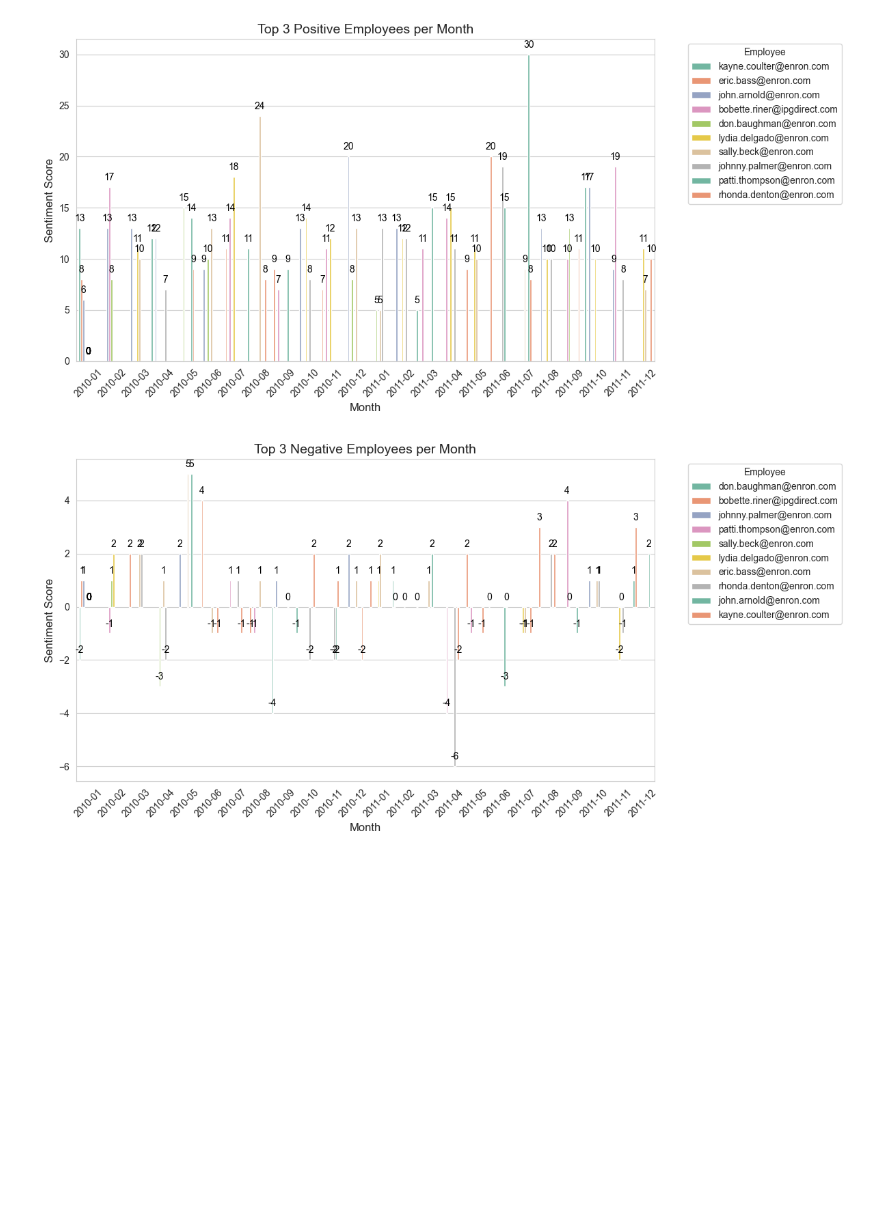
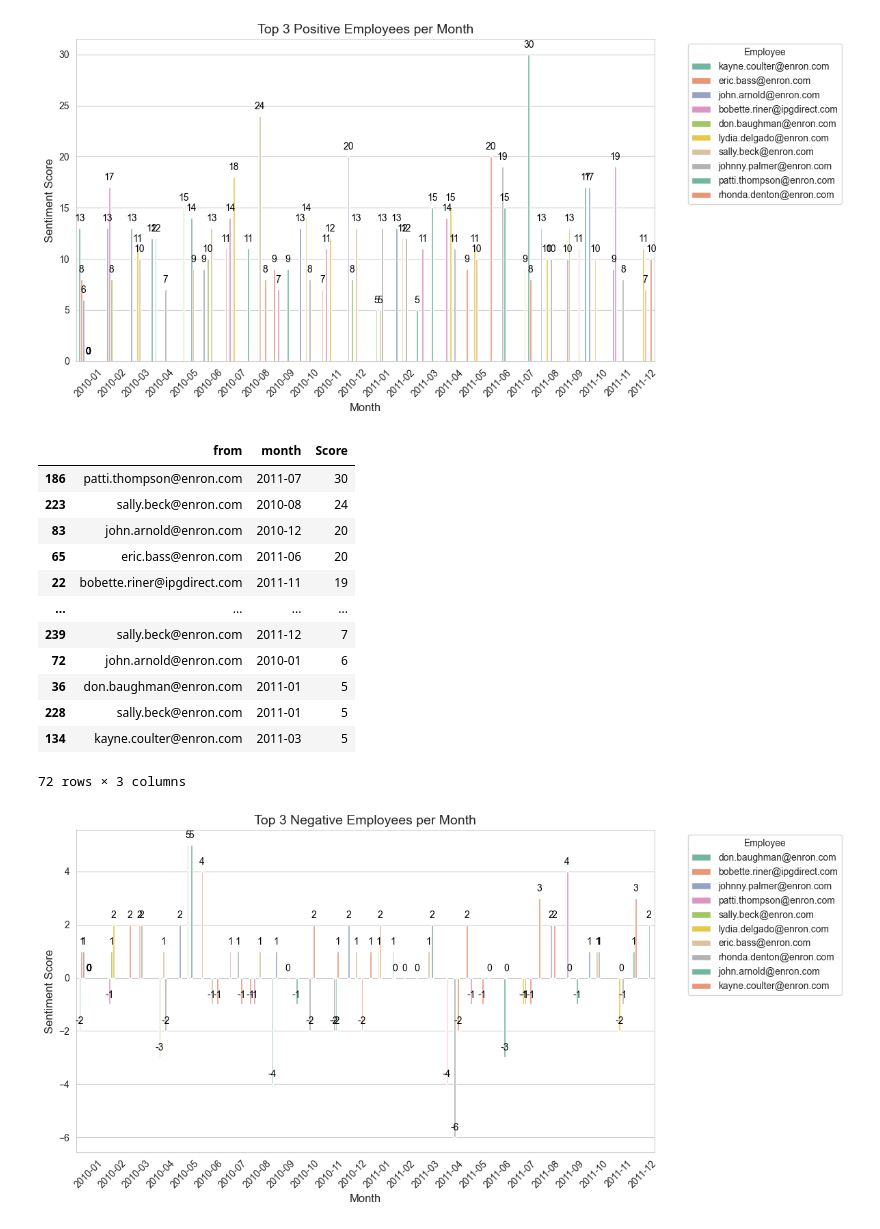
Before and after one commit to ParasNingune/Springer-Capital-Final-Task, a Jupyter notebook: notebook.ipynb, the cells around one changed output. Cells and saved outputs as stored; diff of their text form; code cells hidden in the pictures; blank space fills up the shorter version.

```diff
--- a/notebook.ipynb
+++ b/notebook.ipynb
@@ -250,6 +250,23 @@ plt.tight_layout()
 plt.show()
 # %% [output]
 [figure]
+# %%
+top3_pos
+top3_pos.sort_values(by="Score", ascending=False)
+# %% [output]
+|  | from | month | Score |
+| 186 | patti.thompson@enron.com | 2011-07 | 30 |
+| 223 | sally.beck@enron.com | 2010-08 | 24 |
+| 83 | john.arnold@enron.com | 2010-12 | 20 |
+| 65 | eric.bass@enron.com | 2011-06 | 20 |
+| 22 | bobette.riner@ipgdirect.com | 2011-11 | 19 |
+| ... | ... | ... | ... |
+| 239 | sally.beck@enron.com | 2011-12 | 7 |
+| 72 | john.arnold@enron.com | 2010-01 | 6 |
+| 36 | don.baughman@enron.com | 2011-01 | 5 |
+| 228 | sally.beck@enron.com | 2011-01 | 5 |
+| 134 | kayne.coulter@enron.com | 2011-03 | 5 |
+72 rows × 3 columns
 # %%
 plt.figure(figsize=(12, 6))
 sns.set_style("whitegrid")
```
Also changed, not shown: parts of 2 cells of this notebook, 1 other file.
